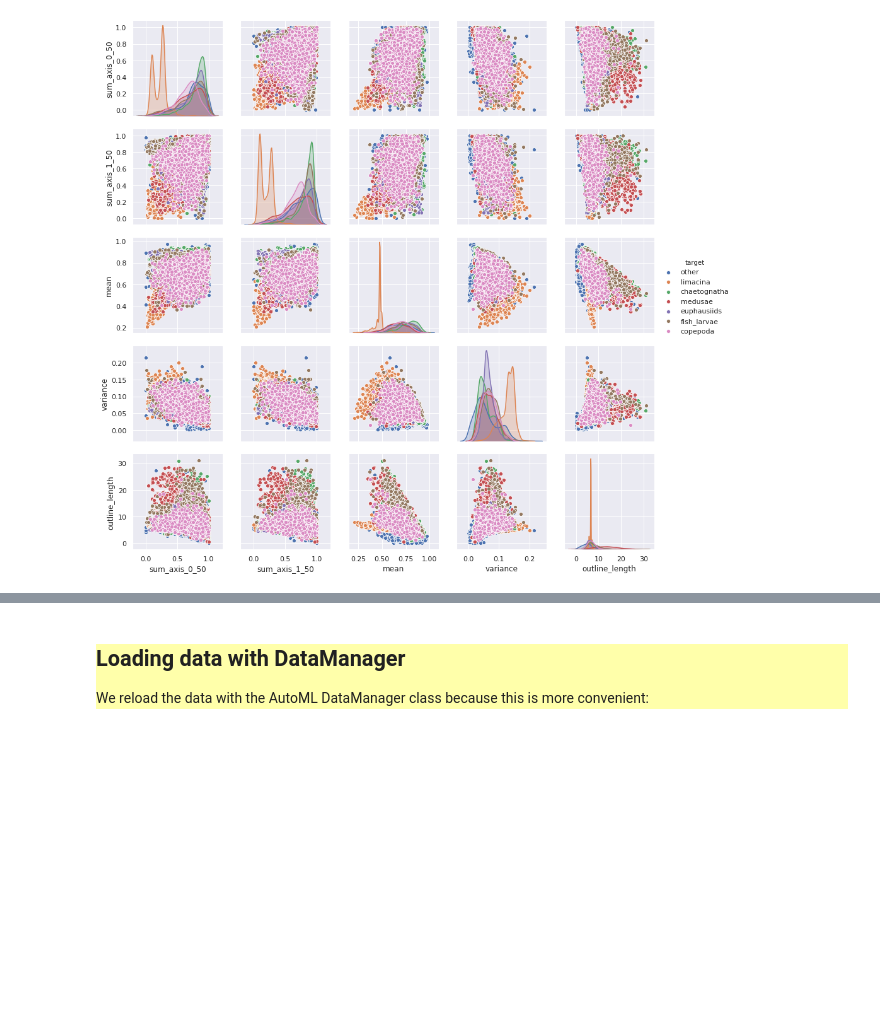
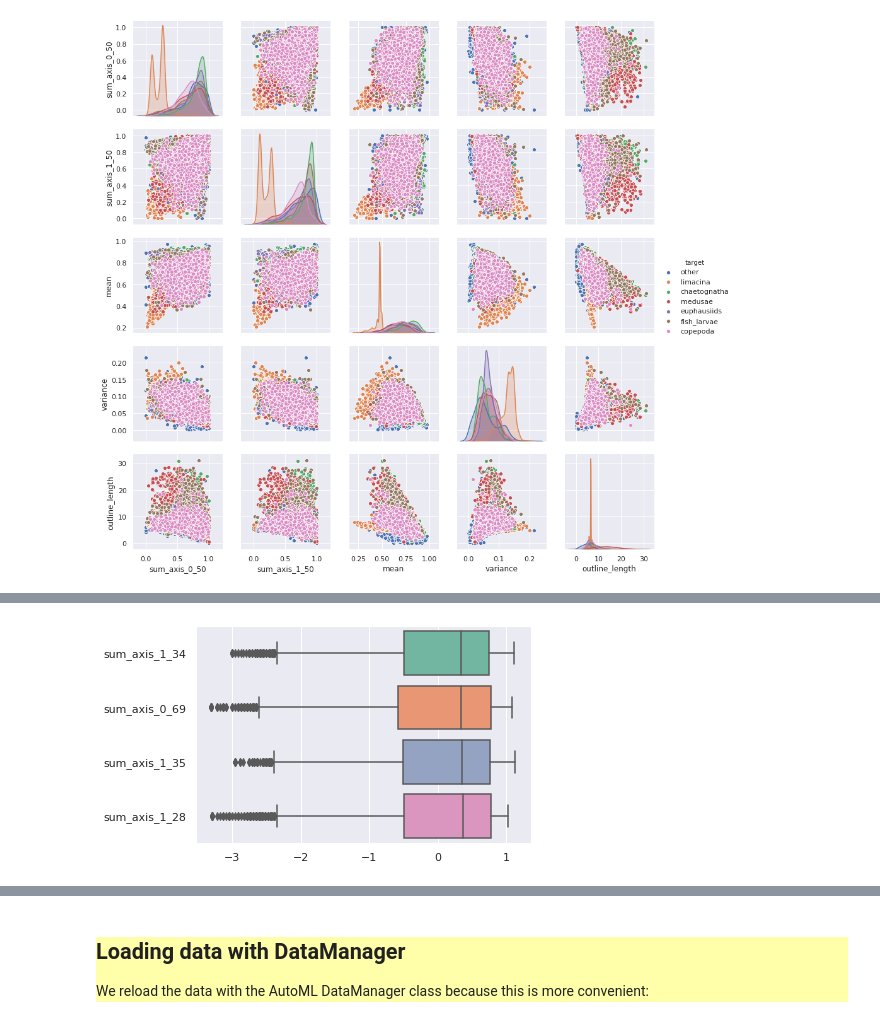
Before and after one commit to adblackx/PLANKTON, a Jupyter notebook: starting_kit/preprocessing.ipynb, the cells around one changed output, grey strips where cells are left out. Saved outputs shown, nothing was run; the diff lists cells and outputs as text; code cells hidden in the pictures; blank space fills up the shorter version.

```diff
--- a/starting_kit/preprocessing.ipynb
+++ b/starting_kit/preprocessing.ipynb
@@ -174,0 +274,4 @@ plt.show()
+# %%
+ax = sns.boxplot(data=XY.iloc[:,-5:-1] , orient="h", palette="Set2")
+# %% [output]
+[figure, added]
```
Also changed, not shown: parts of 45 cells of this notebook.
